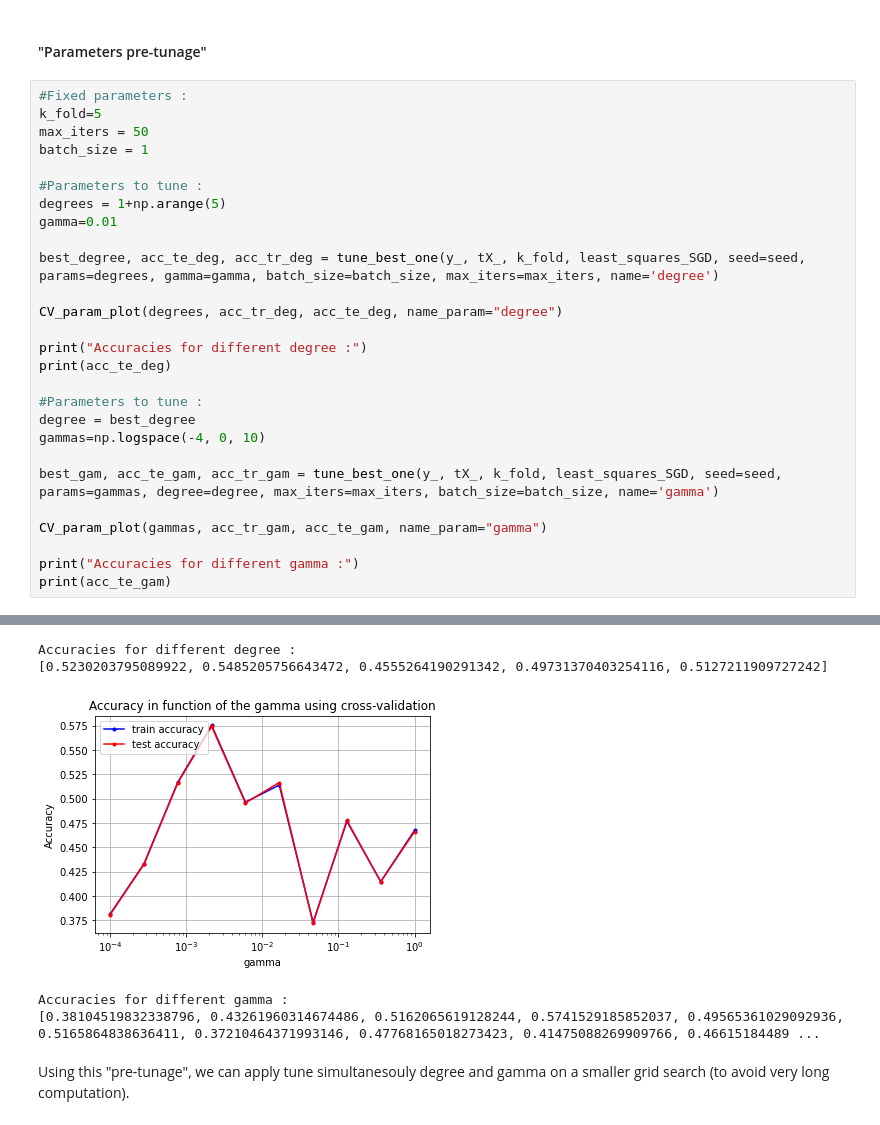
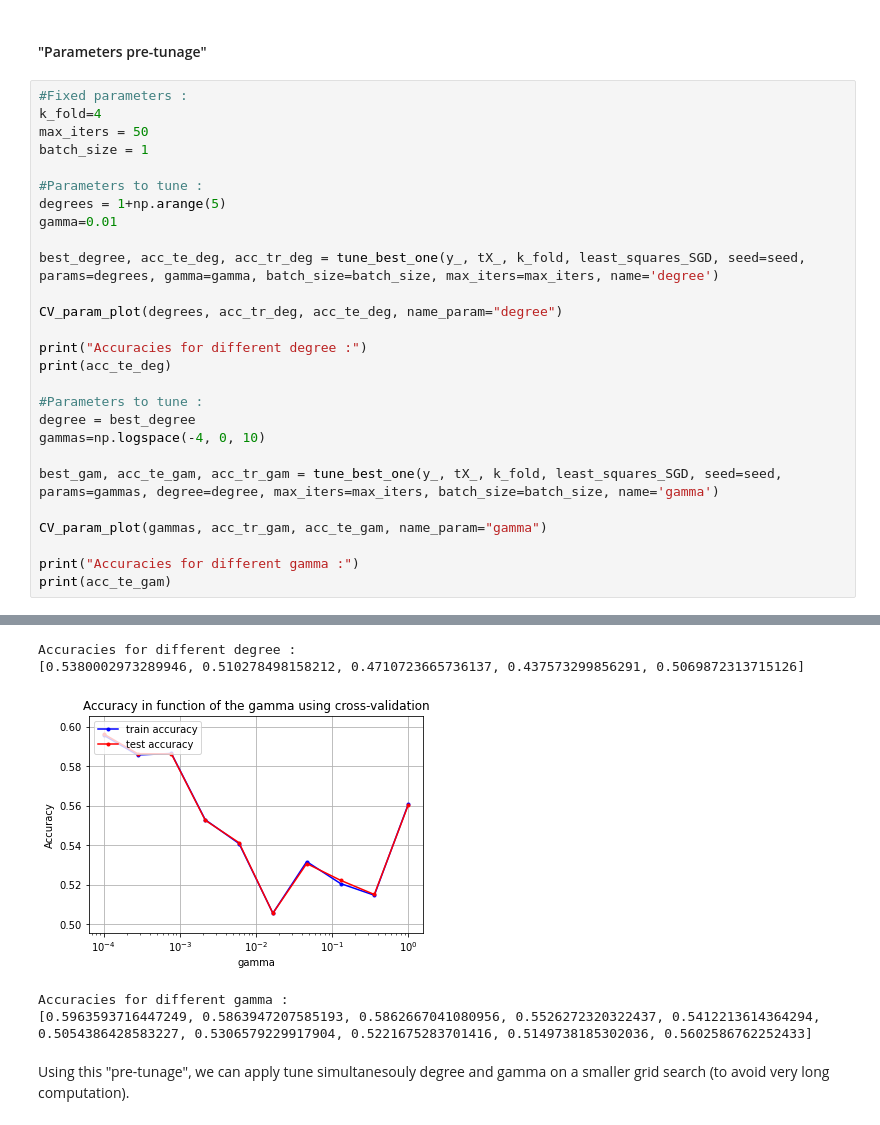
Before and after one commit to CS-433/ml-project-1-thevipers, a Jupyter notebook: Scripts/main.ipynb, the cells around one changed output, grey strips where cells are left out. Saved outputs shown, nothing was run; the diff lists cells and outputs as text.

```diff
--- a/Scripts/main.ipynb
+++ b/Scripts/main.ipynb
@@ -283,7 +280,7 @@ While the train accuracy is :  0.5807124333074547
 #### "Parameters pre-tunage"
 # %%
 #Fixed parameters :
-k_fold=5
+k_fold=4
 max_iters = 50
 batch_size = 1
 
@@ -313,8 +310,8 @@ print(acc_te_gam)
 Accuracies for different degree :
-[0.5230203795089922, 0.5485205756643472, 0.4555264190291342, 0.49731370403254116, 0.5127211909727242]
+[0.5380002973289946, 0.510278498158212, 0.4710723665736137, 0.437573299856291, 0.5069872313715126]
-[figure, old version]
+[figure, new version]
 Accuracies for different gamma :
-[0.38104519832338796, 0.43261960314674486, 0.5162065619128244, 0.5741529185852037, 0.49565361029092936, 0.5165864838636411, 0.37210464371993146, 0.47768165018273423, 0.41475088269909766, 0.46615184489 ...
+[0.5963593716447249, 0.5863947207585193, 0.5862667041080956, 0.5526272320322437, 0.5412213614364294, 0.5054386428583227, 0.5306579229917904, 0.5221675283701416, 0.5149738185302036, 0.5602586762252433]
 # %% [markdown]
 Using this "pre-tunage", we can apply tune simultanesouly degree and gamma on a smaller grid search (to avoid very long computation).
 # %%
```
Also changed, not shown: parts of 16 cells of this notebook.
